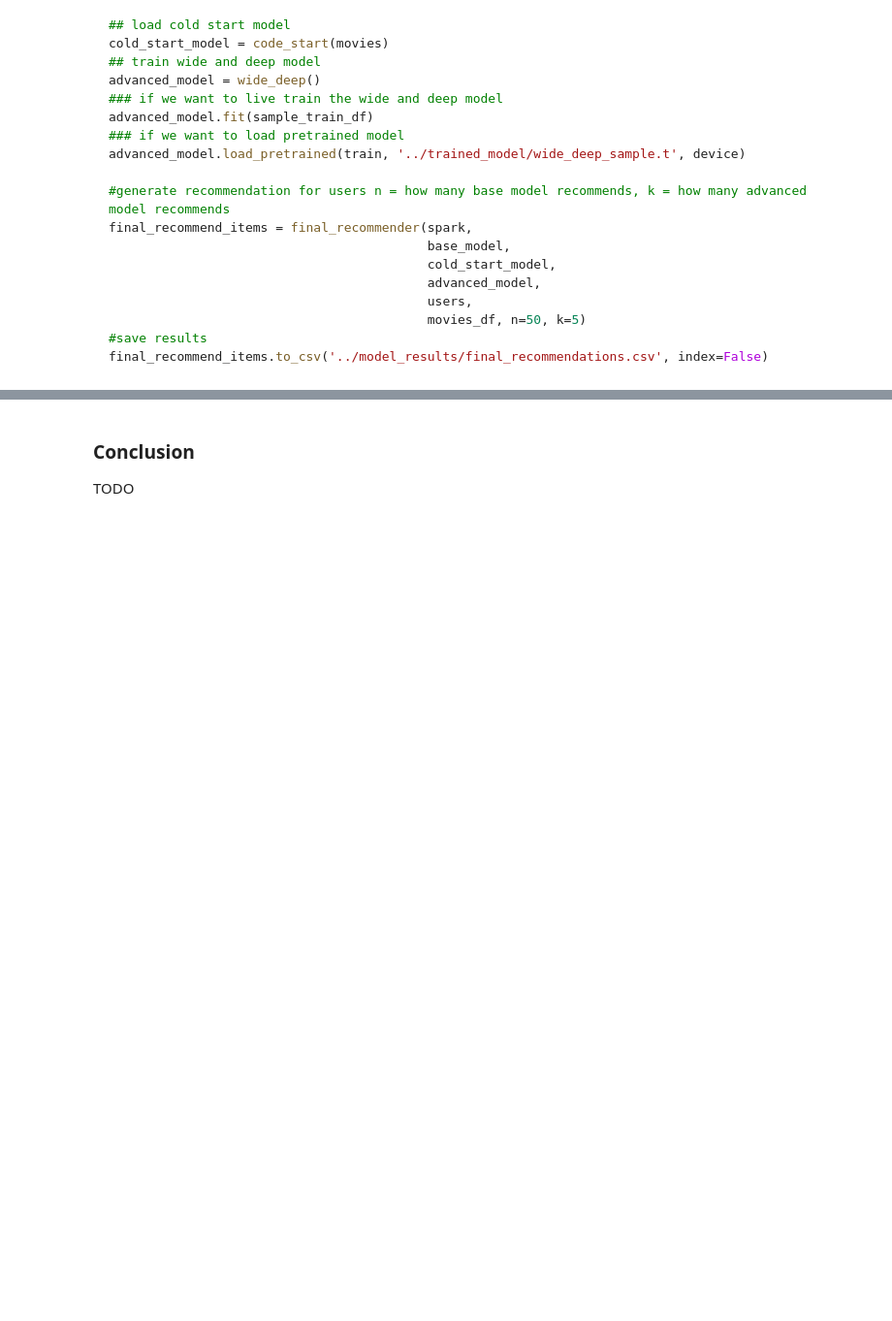
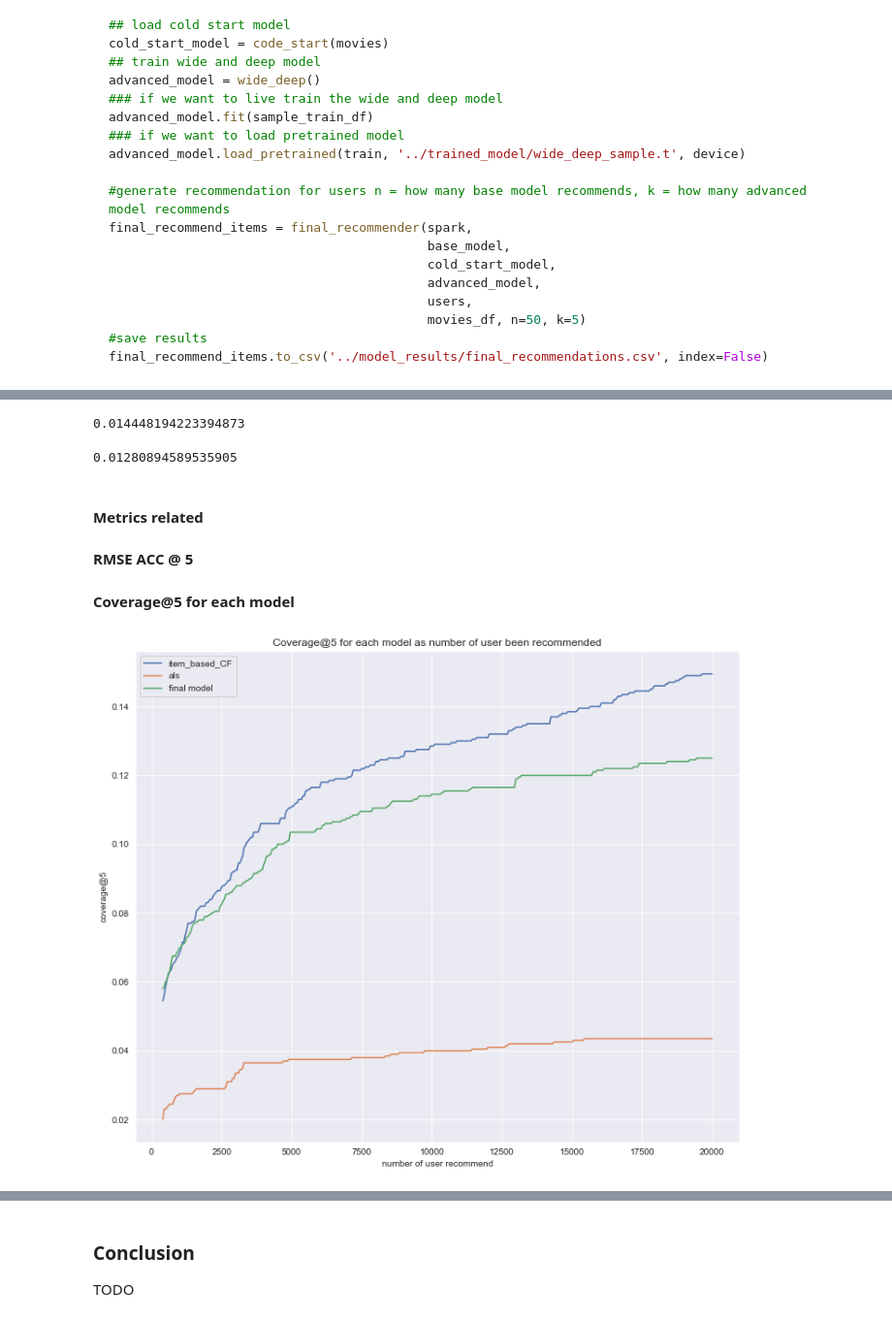
Before and after one commit to syeehyn/personalization-system, a Jupyter notebook: notebook/final_report.ipynb, the cells around one changed output, grey strips where cells are left out. Shown at 97% size. Saved outputs shown, nothing was run; the diff lists cells and outputs as text; code cells hidden in the pictures; blank space fills up the shorter version.

````diff
--- a/notebook/final_report.ipynb
+++ b/notebook/final_report.ipynb
@@ -1148,4 +1181,6 @@ final_recommend_items = final_recommender(spark,
 final_recommend_items.to_csv('../model_results/final_recommendations.csv', index=False)
 ```
 # %%
+memory_based_recommend_items = pd.read_csv(os.path.join(data_path,'model_results/item_based_recom_5.csv'))
+als_recommend_items = pd.read_csv(os.path.join(data_path,'model_results/als_recom_5.csv'))
 final_recommend_items = pd.read_csv(os.path.join(data_path,'model_results/final_recommendations.csv'))
@@ -1166,0 +1195,34 @@ plot_ROC_numpy(train_known_pred.rating, [train_known_pred.prediction], 'final_mo
+# %%
+als_recommend_items.merge(sample_df).shape[0]/sample_df.shape[0]
+# %% [output]
+0.014448194223394873
+# %%
+final_recommend_items.merge(sample_df).shape[0]/sample_df.shape[0]
+# %% [output]
+0.01280894589535905
+# %% [markdown]
+#### Metrics related
+# %% [markdown]
+**RMSE ACC @ 5**
+# %% [markdown]
+**Coverage@5 for each model**
+# %%
+num_users = []
+memory_res = []
+als_res = []
+final_res = []
+for i in tqdm(range(400, final_recommend_items.userId.nunique()+1, 50)):
+    memory_res.append(memory_based_recommend_items[memory_based_recommend_items.userId.isin(memory_based_recommend_items.userId.unique()[:i])].movieId.nunique()/2000)
+    als_res.append(als_recommend_items[als_recommend_items.userId.isin(als_recommend_items.userId.unique()[:i])].movieId.nunique()/2000)
+    final_res.append(final_recommend_items[final_recommend_items.userId.isin(final_recommend_items.userId.unique()[:i])].movieId.nunique()/2000)
+    num_users.append(i)
+pd.DataFrame({'num_users': num_users,
+              'item_based_CF': memory_res,
+              'als': als_res,
+              'final model': final_res}).set_index('num_users').plot()
+plt.xlabel('number of user recommend')
+plt.ylabel('coverage@5')
+plt.title('Coverage@5 for each model as number of user been recommended')
+plt.show()
+# %% [output]
+[figure, added]
````
Also changed, not shown: parts of 19 cells of this notebook, 3 other files.
